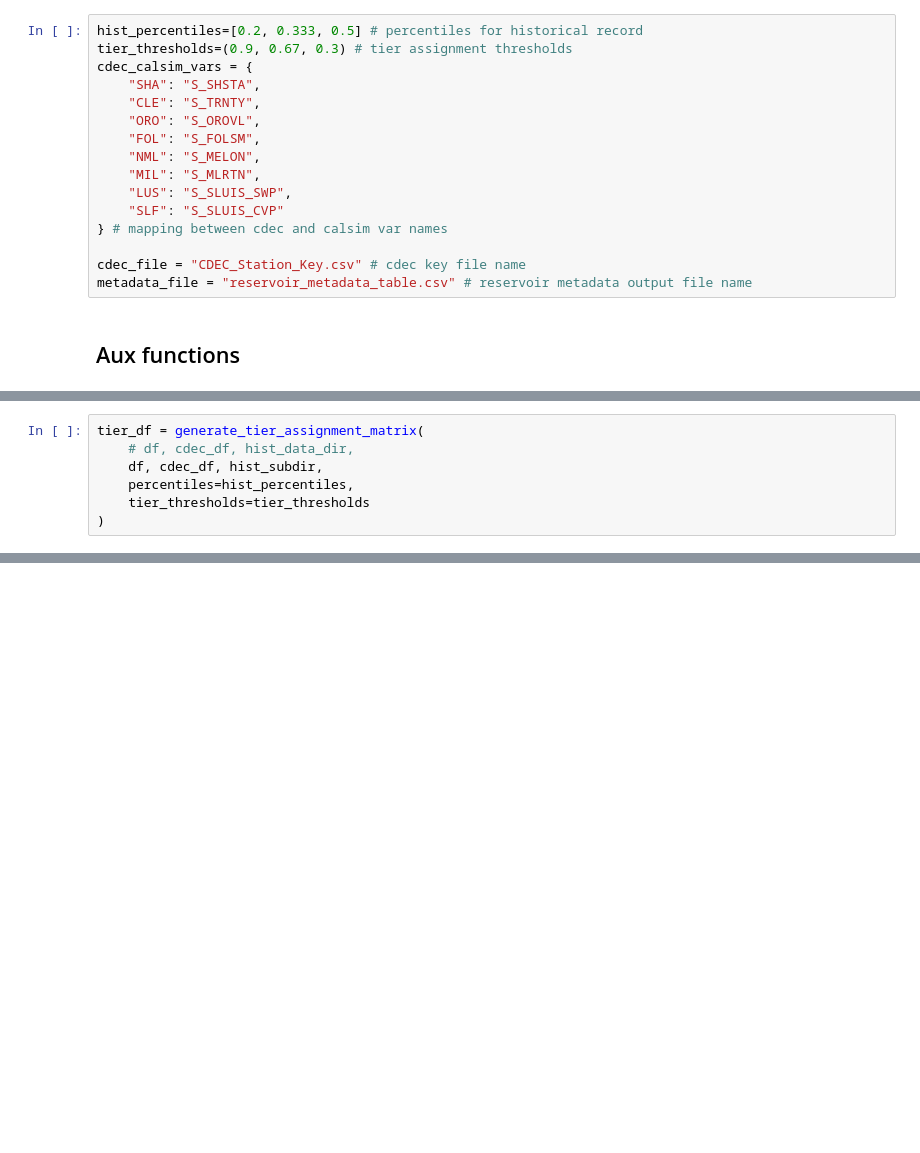
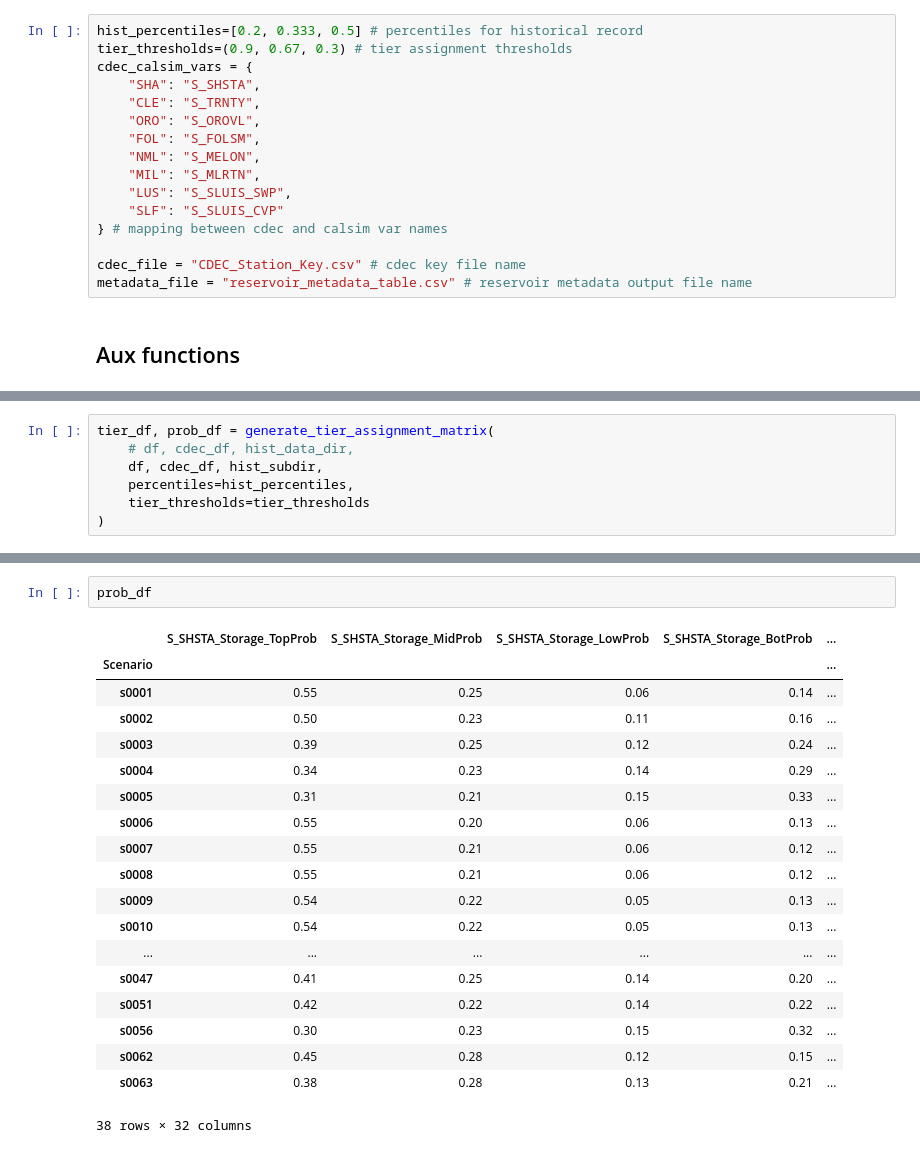
Before and after one commit to maramahmedd/coeqwal, a Jupyter notebook: notebooks/Tier_Assignment_Storage.ipynb, the cells around one changed output, grey strips where cells are left out. Saved outputs shown, nothing was run; the diff lists cells and outputs as text; blank space fills up the shorter version.

Commit message:
Separated tier assignment from level probabilities

```diff
--- a/notebooks/Tier_Assignment_Storage.ipynb
+++ b/notebooks/Tier_Assignment_Storage.ipynb
@@ -263,5 +308,5 @@ print(f"\n Metadata table saved to: {output_path}")
 # %%
-tier_df = generate_tier_assignment_matrix(
+tier_df, prob_df = generate_tier_assignment_matrix(
     # df, cdec_df, hist_data_dir,
     df, cdec_df, hist_subdir,
     percentiles=hist_percentiles,
@@ -272,2 +354,24 @@ tier_df
+# %%
+prob_df
+# %% [output]
+|  | S_SHSTA_Storage_TopProb | S_SHSTA_Storage_MidProb | S_SHSTA_Storage_LowProb | S_SHSTA_Storage_BotProb | ... |
+| Scenario |  |  |  |  | ... |
+| s0001 | 0.55 | 0.25 | 0.06 | 0.14 | ... |
+| s0002 | 0.50 | 0.23 | 0.11 | 0.16 | ... |
+| s0003 | 0.39 | 0.25 | 0.12 | 0.24 | ... |
+| s0004 | 0.34 | 0.23 | 0.14 | 0.29 | ... |
+| s0005 | 0.31 | 0.21 | 0.15 | 0.33 | ... |
+| s0006 | 0.55 | 0.20 | 0.06 | 0.13 | ... |
+| s0007 | 0.55 | 0.21 | 0.06 | 0.12 | ... |
+| s0008 | 0.55 | 0.21 | 0.06 | 0.12 | ... |
+| s0009 | 0.54 | 0.22 | 0.05 | 0.13 | ... |
+| s0010 | 0.54 | 0.22 | 0.05 | 0.13 | ... |
+| ... | ... | ... | ... | ... | ... |
+| s0047 | 0.41 | 0.25 | 0.14 | 0.20 | ... |
+| s0051 | 0.42 | 0.22 | 0.14 | 0.22 | ... |
+| s0056 | 0.30 | 0.23 | 0.15 | 0.32 | ... |
+| s0062 | 0.45 | 0.28 | 0.12 | 0.15 | ... |
+| s0063 | 0.38 | 0.28 | 0.13 | 0.21 | ... |
+38 rows × 32 columns
 # %%
 print("Done!")
```
Also changed, not shown: parts of 5 cells of this notebook.
